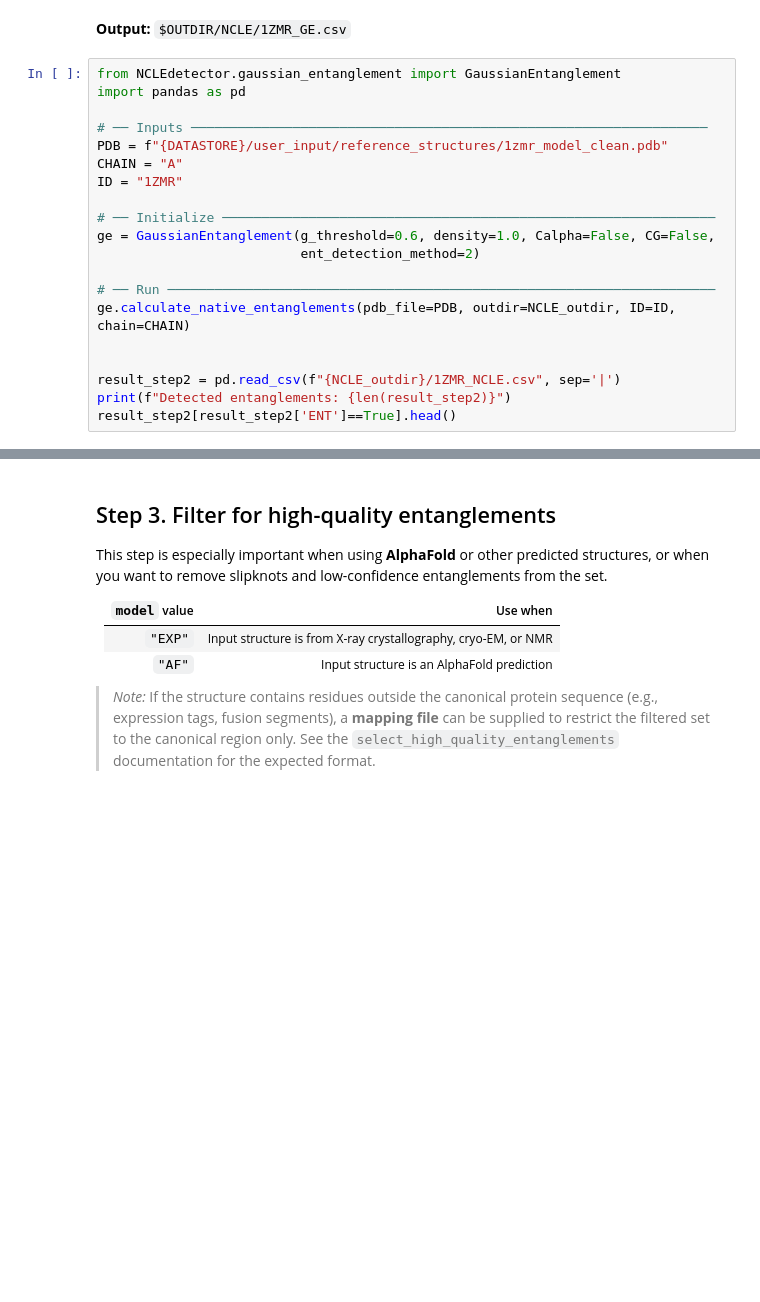
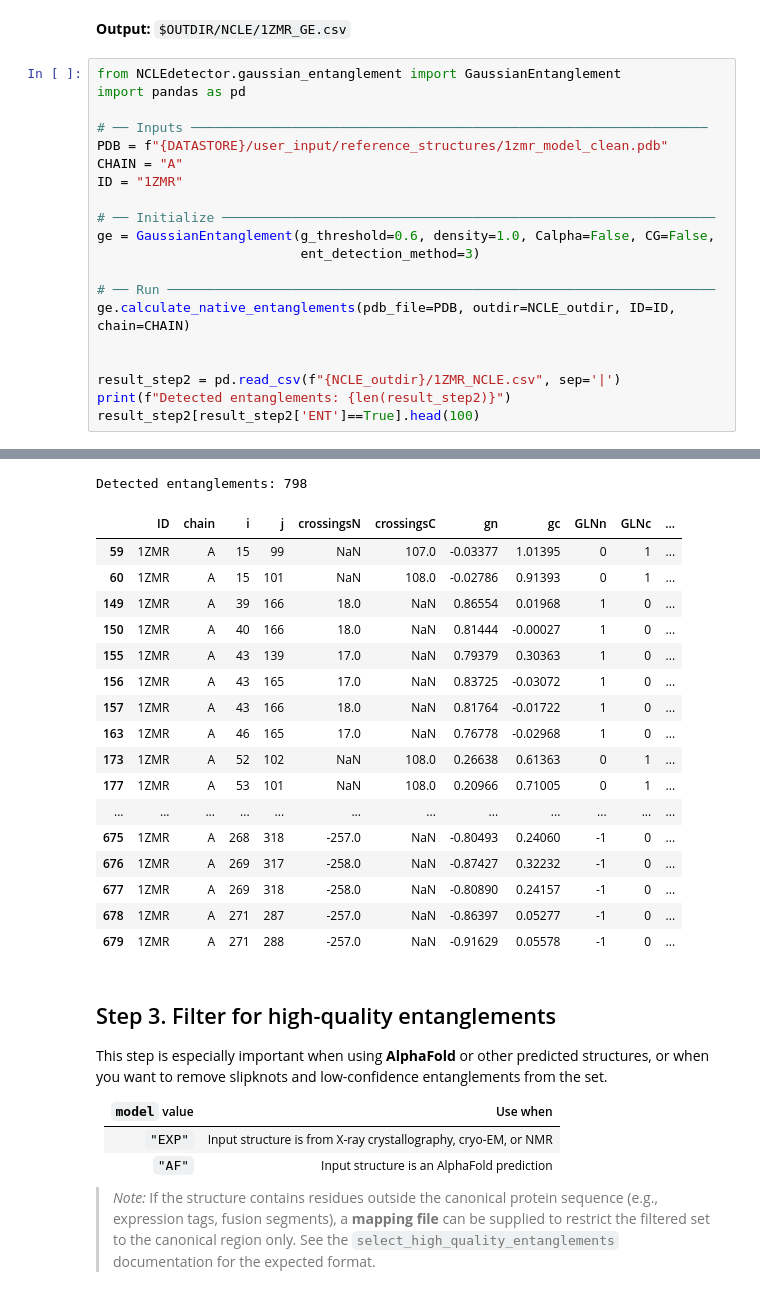
Before and after one commit to obrien-lab-psu/NCLEdetector, a Jupyter notebook: Documentation/workflow1_native_ncle.ipynb, the cells around one changed output, grey strips where cells are left out. Drawn from its saved outputs; the diff is of its cells as text; blank space fills up the shorter version.

```diff
--- a/Documentation/workflow1_native_ncle.ipynb
+++ b/Documentation/workflow1_native_ncle.ipynb
@@ -90,7 +94,7 @@ ID = "1ZMR"
 
 # ── Initialize ───────────────────────────────────────────────────────────────
 ge = GaussianEntanglement(g_threshold=0.6, density=1.0, Calpha=False, CG=False,
-                          ent_detection_method=2)
+                          ent_detection_method=3)
 
 # ── Run ──────────────────────────────────────────────────────────────────────
 ge.calculate_native_entanglements(pdb_file=PDB, outdir=NCLE_outdir, ID=ID, chain=CHAIN)
@@ -98,4 +102,5 @@ ge.calculate_native_entanglements(pdb_file=PDB, outdir=NCLE_outdir, ID=ID, chain
 
 result_step2 = pd.read_csv(f"{NCLE_outdir}/1ZMR_NCLE.csv", sep='|')
 print(f"Detected entanglements: {len(result_step2)}")
-result_step2[result_step2['ENT']==True].head()
+result_step2[result_step2['ENT']==True].head(100)
+# %% [output]
@@ -102,3 +111,21 @@ result_step2[result_step2['ENT']==True].head()
+Detected entanglements: 798
+|  | ID | chain | i | j | crossingsN | crossingsC | gn | gc | GLNn | GLNc | ... |
+| 59 | 1ZMR | A | 15 | 99 | NaN | 107.0 | -0.03377 | 1.01395 | 0 | 1 | ... |
+| 60 | 1ZMR | A | 15 | 101 | NaN | 108.0 | -0.02786 | 0.91393 | 0 | 1 | ... |
+| 149 | 1ZMR | A | 39 | 166 | 18.0 | NaN | 0.86554 | 0.01968 | 1 | 0 | ... |
+| 150 | 1ZMR | A | 40 | 166 | 18.0 | NaN | 0.81444 | -0.00027 | 1 | 0 | ... |
+| 155 | 1ZMR | A | 43 | 139 | 17.0 | NaN | 0.79379 | 0.30363 | 1 | 0 | ... |
+| 156 | 1ZMR | A | 43 | 165 | 17.0 | NaN | 0.83725 | -0.03072 | 1 | 0 | ... |
+| 157 | 1ZMR | A | 43 | 166 | 18.0 | NaN | 0.81764 | -0.01722 | 1 | 0 | ... |
+| 163 | 1ZMR | A | 46 | 165 | 17.0 | NaN | 0.76778 | -0.02968 | 1 | 0 | ... |
+| 173 | 1ZMR | A | 52 | 102 | NaN | 108.0 | 0.26638 | 0.61363 | 0 | 1 | ... |
+| 177 | 1ZMR | A | 53 | 101 | NaN | 108.0 | 0.20966 | 0.71005 | 0 | 1 | ... |
+| ... | ... | ... | ... | ... | ... | ... | ... | ... | ... | ... | ... |
+| 675 | 1ZMR | A | 268 | 318 | -257.0 | NaN | -0.80493 | 0.24060 | -1 | 0 | ... |
+| 676 | 1ZMR | A | 269 | 317 | -258.0 | NaN | -0.87427 | 0.32232 | -1 | 0 | ... |
+| 677 | 1ZMR | A | 269 | 318 | -258.0 | NaN | -0.80890 | 0.24157 | -1 | 0 | ... |
+| 678 | 1ZMR | A | 271 | 287 | -257.0 | NaN | -0.86397 | 0.05277 | -1 | 0 | ... |
+| 679 | 1ZMR | A | 271 | 288 | -257.0 | NaN | -0.91629 | 0.05578 | -1 | 0 | ... |
 # %% [markdown]
 ## Step 3. Filter for high-quality entanglements
 
```
Also changed, not shown: parts of 7 cells of this notebook, 14 other files.
